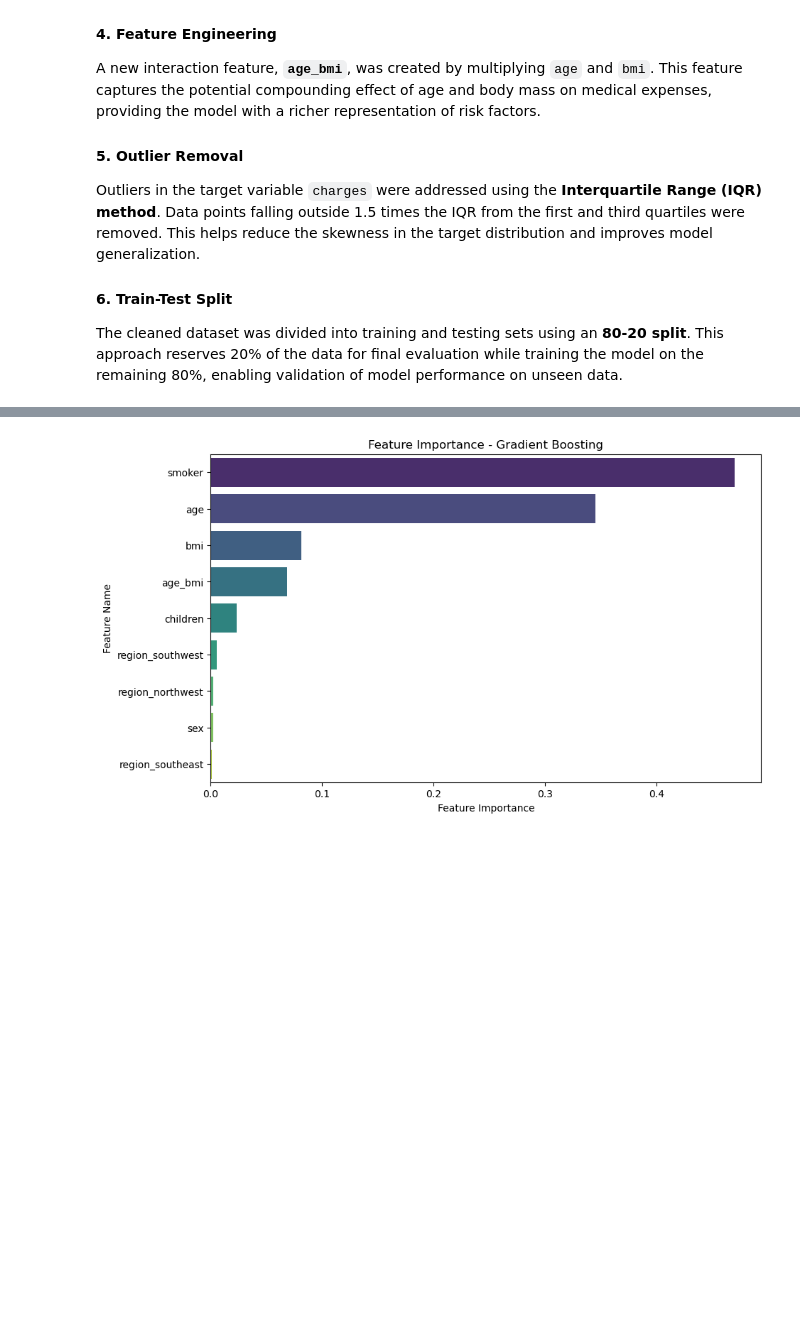
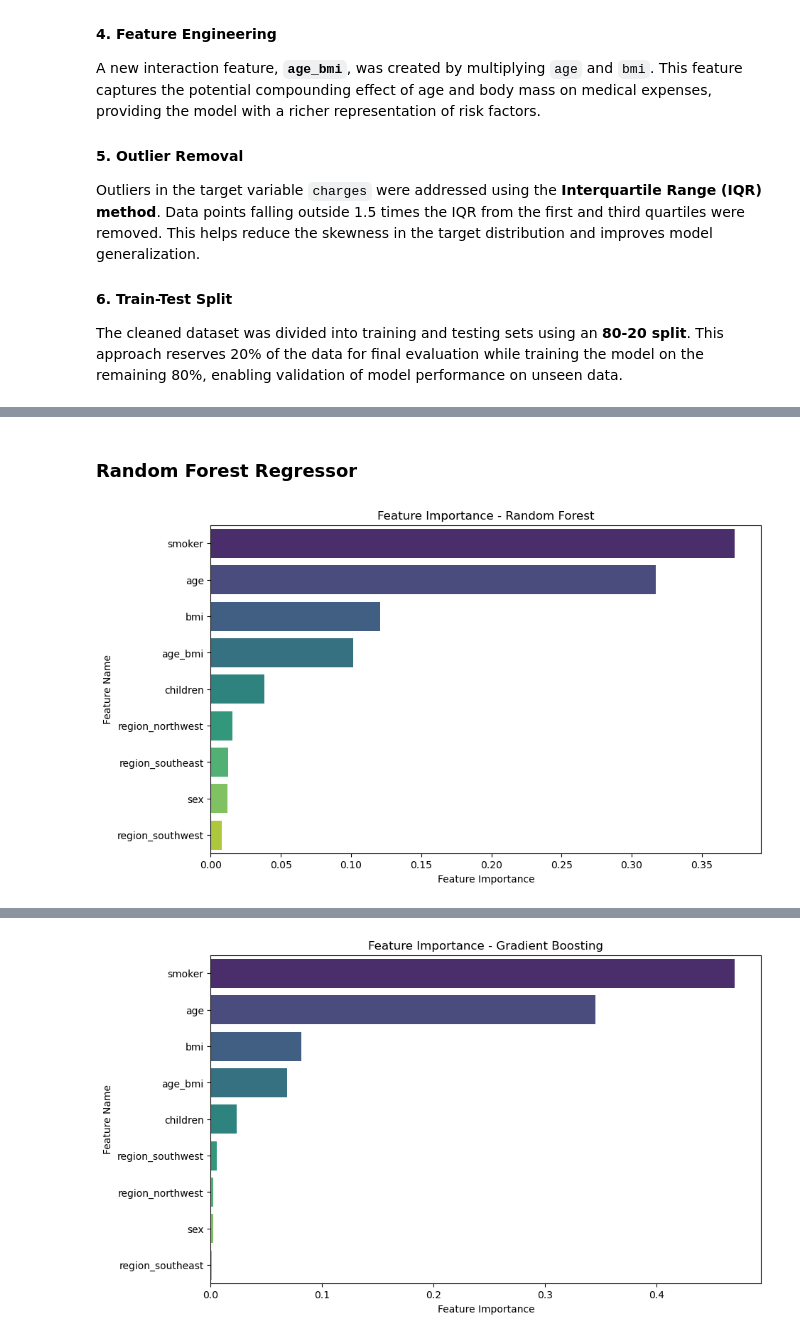
Before and after one commit to tejashri0/health-insurance-analysis, a Jupyter notebook: GroupProjectDataMining.ipynb, the cells around one changed output, grey strips where cells are left out. Saved outputs shown, nothing was run; the diff lists cells and outputs as text; code cells hidden in the pictures; blank space fills up the shorter version.

```diff
--- a/GroupProjectDataMining.ipynb
+++ b/GroupProjectDataMining.ipynb
@@ -292,0 +312,25 @@ Cross-validation R²: 0.6423947986515284
+# %% [markdown]
+### Random Forest Regressor
+# %%
+model_name = "Random Forest"
+model = rf
+
+if hasattr(model, "feature_importances_"):
+    feature_importances = model.feature_importances_
+    feature_names = X.columns
+
+    # Create sorted DataFrame
+    feat_df = pd.DataFrame({
+        "Feature": feature_names,
+        "Importance": feature_importances
+    }).sort_values(by="Importance", ascending=False)
+
+    # Plot
+    plt.figure(figsize=(10, 6))
+    sns.barplot(data=feat_df.head(10), x="Importance", y="Feature", palette="viridis", hue="Feature", dodge=False, legend=False)
+    plt.xlabel("Feature Importance")
+    plt.ylabel("Feature Name")
+    plt.title(f"Feature Importance - {model_name}")
+    plt.show()
+# %% [output]
+[figure, added]
```
Also changed, not shown: parts of 14 cells of this notebook.
